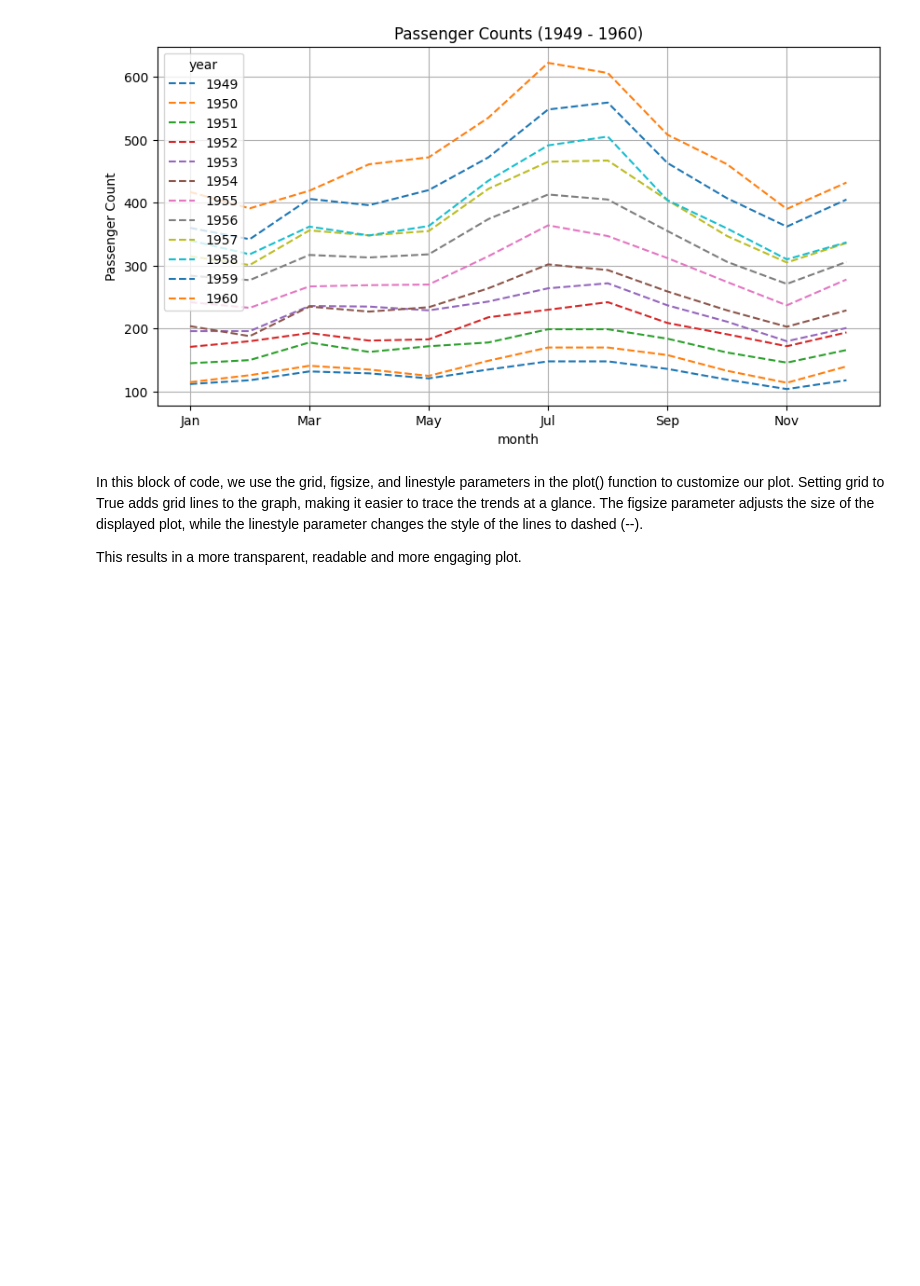
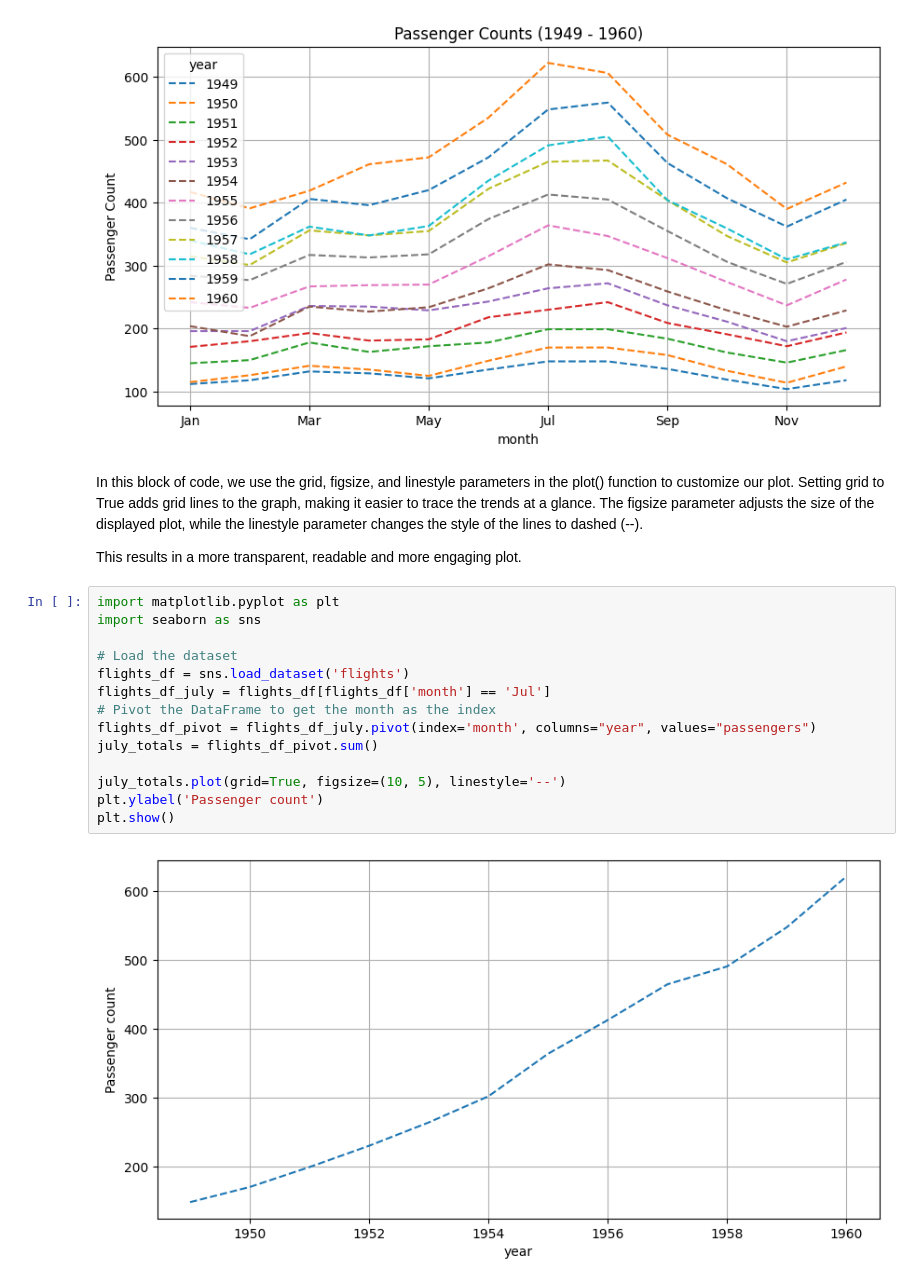
Before and after one commit to ManNjoro/code-signal, a Jupyter notebook: trend-analysis.ipynb, the cells around one changed output. Drawn from its saved outputs; the diff is of its cells as text; blank space fills up the shorter version.

Commit message:
month wise trends

```diff
--- a/trend-analysis.ipynb
+++ b/trend-analysis.ipynb
@@ -51,3 +51,19 @@ plt.show()
 In this block of code, we use the grid, figsize, and linestyle parameters in the plot() function to customize our plot. Setting grid to True adds grid lines to the graph, making it easier to trace the trends at a glance. The figsize parameter adjusts the size of the displayed plot, while the linestyle parameter changes the style of the lines to dashed (--).
 
 This results in a more transparent, readable and more engaging plot.
+# %%
+import matplotlib.pyplot as plt
+import seaborn as sns
+
+# Load the dataset
+flights_df = sns.load_dataset('flights')
+flights_df_july = flights_df[flights_df['month'] == 'Jul']
+# Pivot the DataFrame to get the month as the index
+flights_df_pivot = flights_df_july.pivot(index='month', columns="year", values="passengers")
+july_totals = flights_df_pivot.sum()
+
+july_totals.plot(grid=True, figsize=(10, 5), linestyle='--')
+plt.ylabel('Passenger count')
+plt.show()
+# %% [output]
+[figure, added]
```
Also changed, not shown: parts of 3 cells of this notebook, 1 other file.
